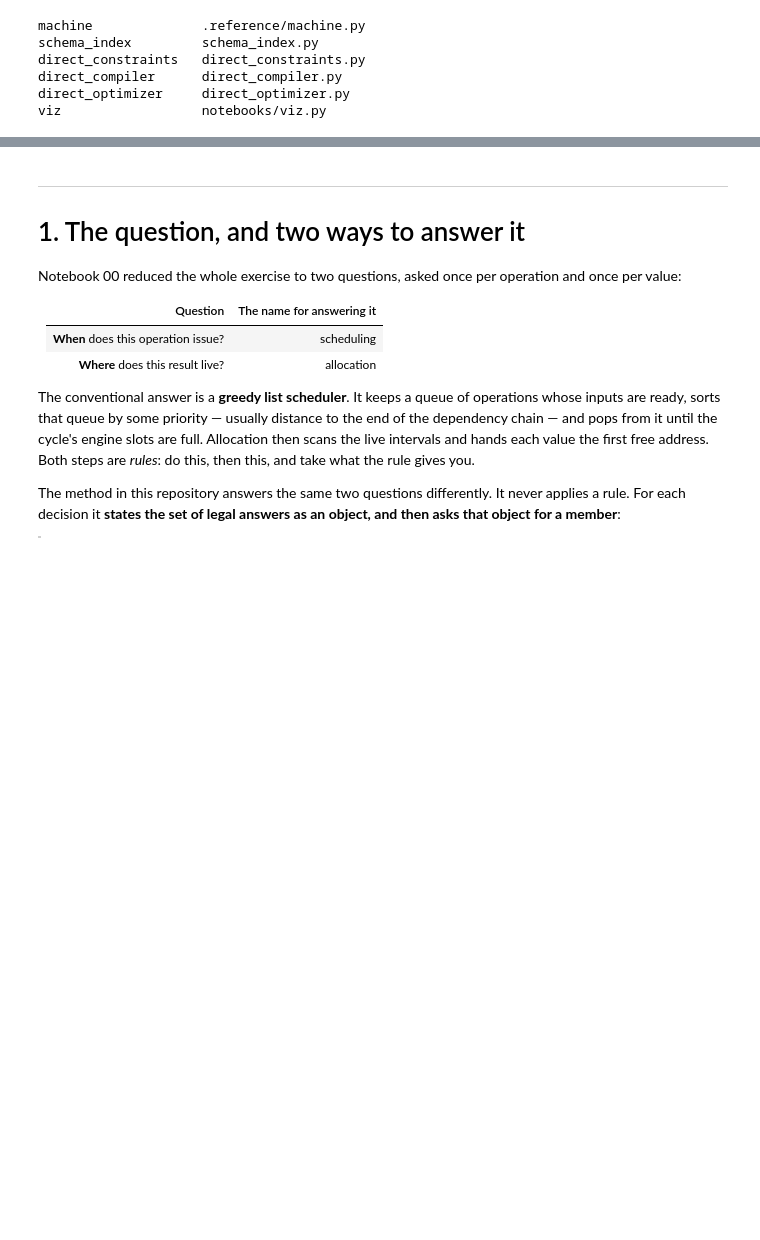
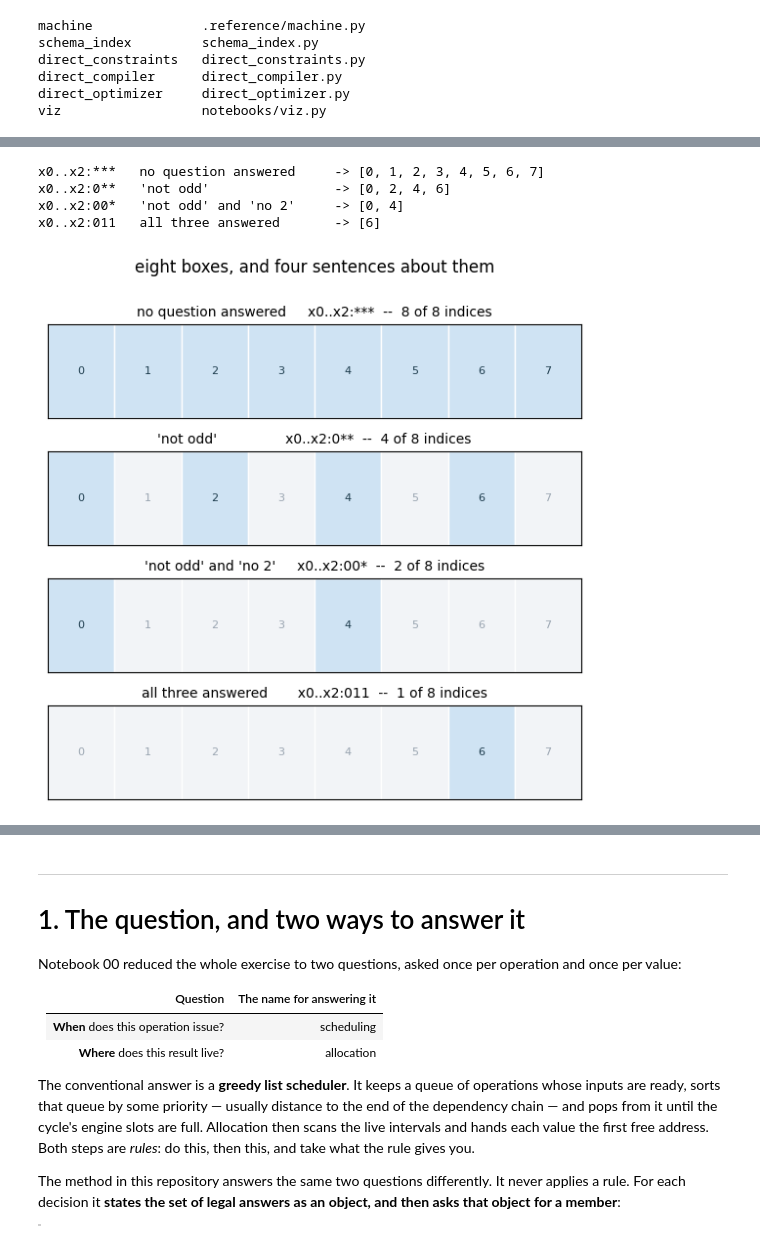
Before and after one commit to albertoHdzE/CausalBool, a Jupyter notebook: luminal-challenge/notebooks/01-index-method.ipynb, the cells around one changed output, grey strips where cells are left out. Cells and saved outputs as stored; diff of their text form; code cells hidden in the pictures; blank space fills up the shorter version.

```diff
--- a/luminal-challenge/notebooks/01-index-method.ipynb
+++ b/luminal-challenge/notebooks/01-index-method.ipynb
@@ -57,0 +110,21 @@ viz                  notebooks/viz.py
+# %%
+sentences = [
+    ("no question answered",      si.Cube(3, 0b000, 0b111)),
+    ("'not odd'",                 si.Cube(3, 0b000, 0b110)),
+    ("'not odd' and 'no 2'",      si.Cube(3, 0b000, 0b100)),
+    ("all three answered",        si.Cube(3, 0b110, 0b000)),
+]
+for words, cube in sentences:
+    print(f"{cube.label():<12} {words:<24} -> {sorted(cube.members())}")
+# %% [output]
+x0..x2:***   no question answered     -> [0, 1, 2, 3, 4, 5, 6, 7]
+x0..x2:0**   'not odd'                -> [0, 2, 4, 6]
+x0..x2:00*   'not odd' and 'no 2'     -> [0, 4]
+x0..x2:011   all three answered       -> [6]
+# %%
+viz.show_universe([(f"{words:<24} {cube.label()}", (cube,))
+                   for words, cube in sentences],
+                  n=3,
+                  title="eight boxes, and four sentences about them")
+# %% [output]
+[figure, added]
```
Also changed, not shown: parts of 9 cells of this notebook.
